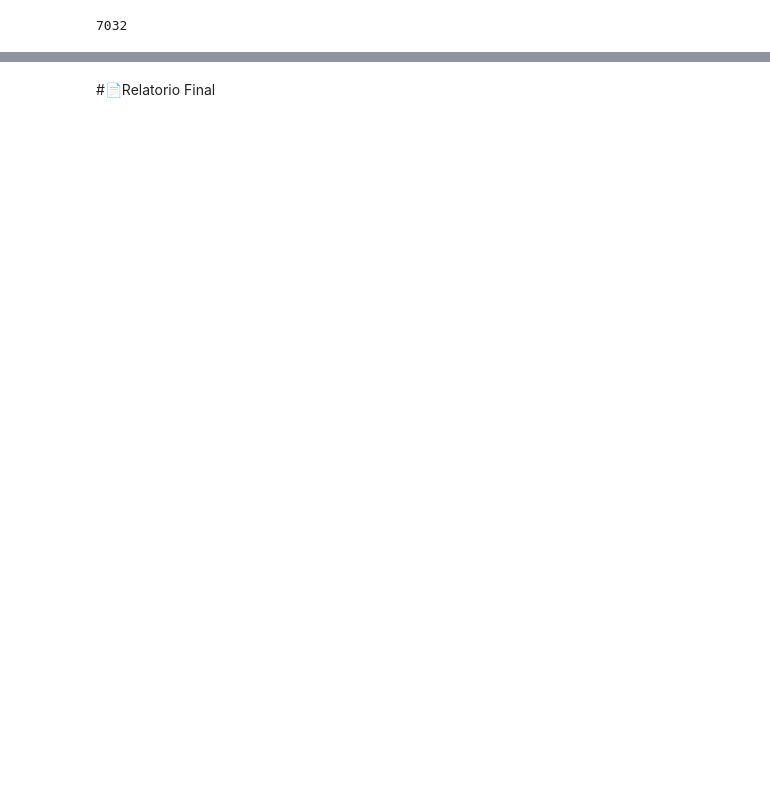
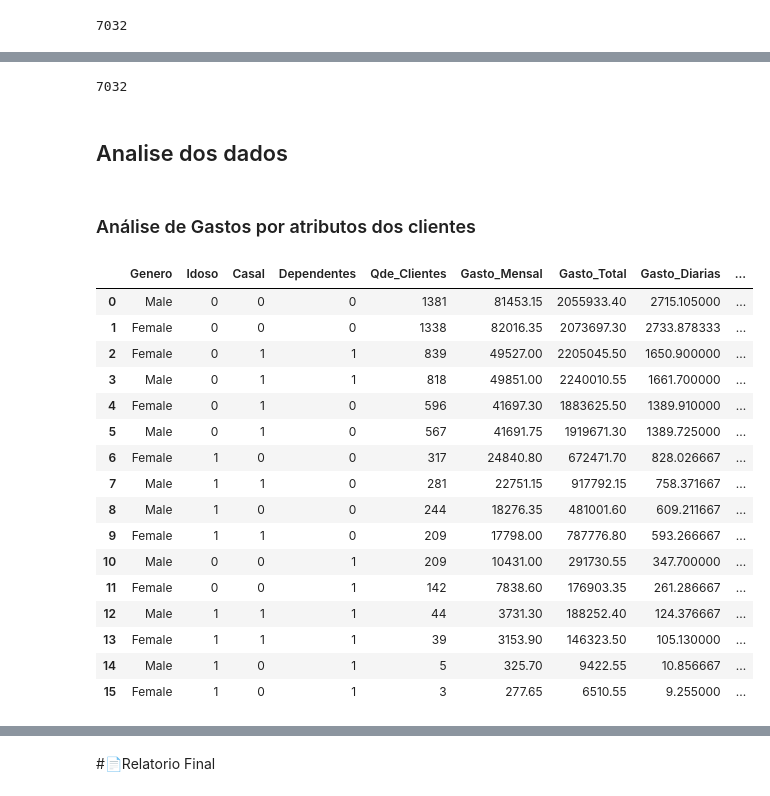
Before and after one commit to mauricioaalmeida/ONE-TelecomX, a Jupyter notebook: TelecomX_BR.ipynb, the cells around one changed output, grey strips where cells are left out. Drawn from its saved outputs; the diff is of its cells as text; code cells hidden in the pictures; blank space fills up the shorter version.

```diff
--- a/TelecomX_BR.ipynb
+++ b/TelecomX_BR.ipynb
@@ -455,0 +575,50 @@ gastos.to_sql('fato_gasto_totais', engine, index=True)
+# %%
+colunas_contratos = ['ID_Cliente', 'Churn', 'Tempo_Contrato', 'Tipo_Contrato','FaturaOnline',
+                      'Forma_Pagto']
+df_contratos = df_ouro[colunas_contratos].copy()
+df_contratos.to_sql('dim_contratos', engine, index=True)
+
+colunas_gastos = ['ID_Cliente', 'Conta_Mensal', 'Conta_Total', 'Conta_Diarias']
+df_gastos = df_ouro[colunas_gastos].copy()
+df_gastos.to_sql('fato_gastos', engine, index=True)
+# %% [output]
+7032
+# %% [markdown]
+## Analise dos dados
+# %% [markdown]
+### Análise de Gastos por atributos dos clientes
+# %%
+query = """
+  SELECT Genero, Idoso, Casal, Dependentes, count(c.ID_Cliente) as Qde_Clientes,
+  sum(Conta_Mensal) as Gasto_Mensal, sum(Conta_Total) as Gasto_Total, sum(Conta_Diarias) as Gasto_Diarias,
+  sum(conta_Diarias)/count(c.ID_Cliente) As Media_Gasto_Dia,
+  sum(conta_Mensal)/count(c.ID_Cliente) As Media_Gasto_Mes,
+  sum(conta_Total)/count(c.ID_Cliente) As Media_Gasto_Total
+  FROM dim_clientes as c
+  INNER JOIN fato_gastos as g ON c.ID_Cliente = g.ID_Cliente
+  GROUP BY c.Genero, c.Idoso, c.Casal, c.Dependentes
+  ORDER by Qde_Clientes DESC
+"""
+with engine.connect() as conn:
+    result = conn.execute(text(query))
+    conn.commit()
+ouro_Gasto_Cliente = pd.DataFrame(result.fetchall(), columns=result.keys())
+ouro_Gasto_Cliente
+# %% [output]
+|  | Genero | Idoso | Casal | Dependentes | Qde_Clientes | Gasto_Mensal | Gasto_Total | Gasto_Diarias | ... |
+| 0 | Male | 0 | 0 | 0 | 1381 | 81453.15 | 2055933.40 | 2715.105000 | ... |
+| 1 | Female | 0 | 0 | 0 | 1338 | 82016.35 | 2073697.30 | 2733.878333 | ... |
+| 2 | Female | 0 | 1 | 1 | 839 | 49527.00 | 2205045.50 | 1650.900000 | ... |
+| 3 | Male | 0 | 1 | 1 | 818 | 49851.00 | 2240010.55 | 1661.700000 | ... |
+| 4 | Female | 0 | 1 | 0 | 596 | 41697.30 | 1883625.50 | 1389.910000 | ... |
+| 5 | Male | 0 | 1 | 0 | 567 | 41691.75 | 1919671.30 | 1389.725000 | ... |
+| 6 | Female | 1 | 0 | 0 | 317 | 24840.80 | 672471.70 | 828.026667 | ... |
+| 7 | Male | 1 | 1 | 0 | 281 | 22751.15 | 917792.15 | 758.371667 | ... |
+| 8 | Male | 1 | 0 | 0 | 244 | 18276.35 | 481001.60 | 609.211667 | ... |
+| 9 | Female | 1 | 1 | 0 | 209 | 17798.00 | 787776.80 | 593.266667 | ... |
+| 10 | Male | 0 | 0 | 1 | 209 | 10431.00 | 291730.55 | 347.700000 | ... |
+| 11 | Female | 0 | 0 | 1 | 142 | 7838.60 | 176903.35 | 261.286667 | ... |
+| 12 | Male | 1 | 1 | 1 | 44 | 3731.30 | 188252.40 | 124.376667 | ... |
+| 13 | Female | 1 | 1 | 1 | 39 | 3153.90 | 146323.50 | 105.130000 | ... |
+| 14 | Male | 1 | 0 | 1 | 5 | 325.70 | 9422.55 | 10.856667 | ... |
+| 15 | Female | 1 | 0 | 1 | 3 | 277.65 | 6510.55 | 9.255000 | ... |
```
Also changed, not shown: parts of 44 cells of this notebook.
